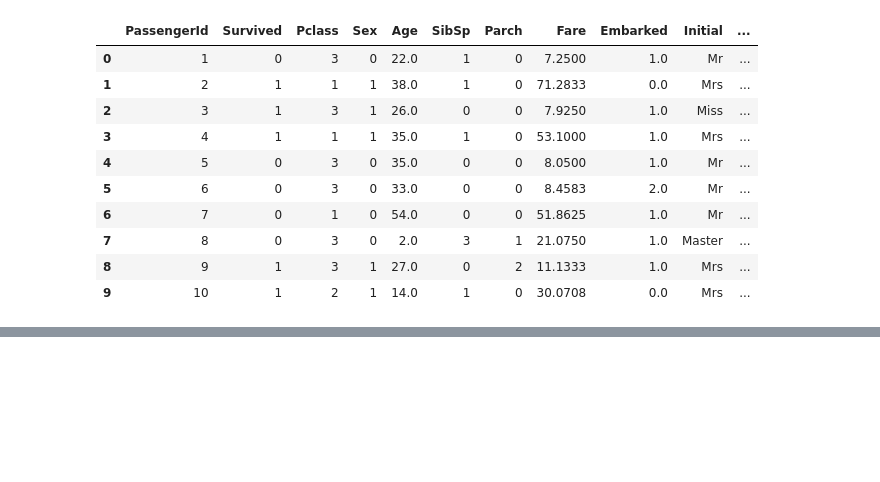
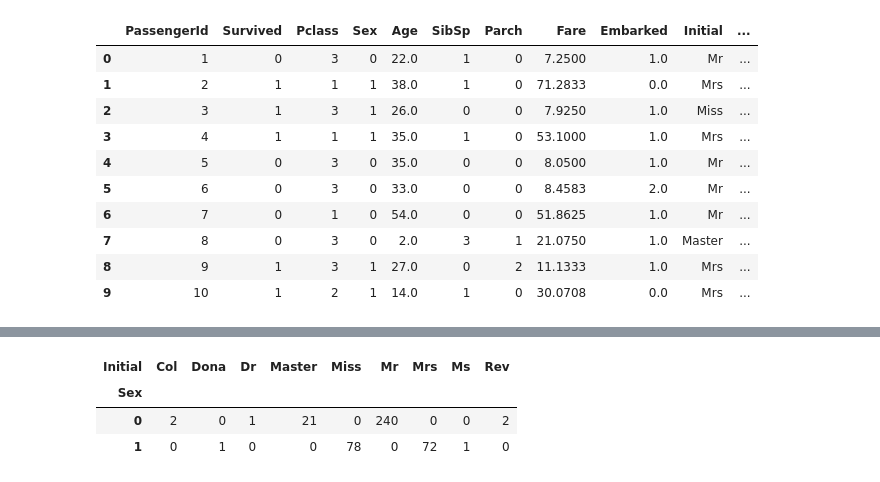
Before and after one commit to sugiyaaan/kaggle, a Jupyter notebook: Titanic.ipynb, the cells around one changed output, grey strips where cells are left out. Saved outputs shown, nothing was run; the diff lists cells and outputs as text; code cells hidden in the pictures; blank space fills up the shorter version.

```diff
--- a/Titanic.ipynb
+++ b/Titanic.ipynb
@@ -191,0 +225,13 @@ train.head(10)
+# %%
+test["Fare"].fillna(test.Fare.mean(), inplace=True)
+# %%
+test['Initial']=0
+for i in test:
+    test['Initial']=test.Name.str.extract('([A-Za-z]+)\.') #lets extract the Salutations
+# %%
+pd.crosstab(test.Initial,test.Sex).T.style.background_gradient(cmap='summer_r') #Checking the Initials with the Sex
+# %% [output]
+| Initial | Col | Dona | Dr | Master | Miss | Mr | Mrs | Ms | Rev |
+| Sex |  |  |  |  |  |  |  |  |  |
+| 0 | 2 | 0 | 1 | 21 | 0 | 240 | 0 | 0 | 2 |
+| 1 | 0 | 1 | 0 | 0 | 78 | 0 | 72 | 1 | 0 |
```
Also changed, not shown: parts of 20 cells of this notebook.
